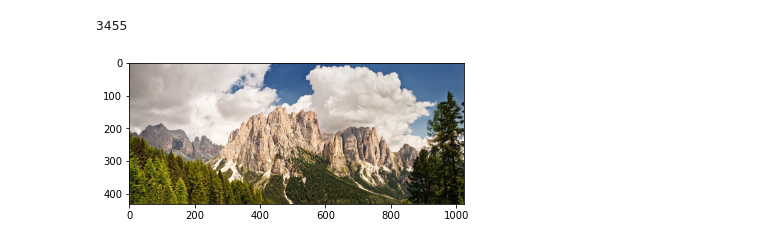
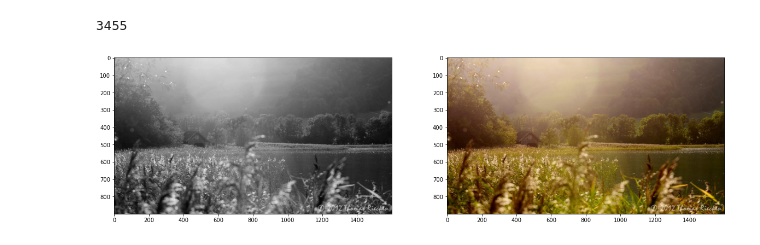
Before and after one commit to EmilieKar/Project-DML, a Jupyter notebook: Recoloring_CNN.ipynb, the cells around one changed output. Saved outputs shown, nothing was run; the diff lists cells and outputs as text; code cells hidden in the pictures.

```diff
--- a/Recoloring_CNN.ipynb
+++ b/Recoloring_CNN.ipynb
@@ -11,7 +12,7 @@ from torch import nn, optim
 # %%
 # Data preprocessing
 train_path = Path.cwd() / "train"
-test_path = Path.cwd() / "val"
+test_path = Path.cwd() / "test"
 
 from torch.utils.data import Dataset
 from itertools import chain
@@ -19,12 +20,12 @@ from PIL import Image
 #from natsort import natsorted
 
 class Data(Dataset):
-    def __init__(self, main_dir, transform):
+    def __init__(self, main_dir, gray_transform, img_transform):
 
         # Set the loading directory
         self.main_dir = main_dir
-        self.transform = transform
-
+        self.gray_transform = gray_transform
+        self.img_transform = img_transform
         # List all images in folder and count them
         self.all_imgs = os.listdir(main_dir)
         #self.total_imgs = natsorted(all_imgs)
@@ -39,48 +40,51 @@ class Data(Dataset):
         # Use PIL for image loading
         image = Image.open(img_loc).convert("RGB")
         # Apply the transformations
-        tensor_image = self.transform(image)
-        return tensor_image
+        gray_image = self.gray_transform(image)
+        color_image = self.img_transform(image)
+        return gray_image, color_image
 
 from torchvision.transforms import Compose
-transform = Compose([t.ToTensor()])
+i_transform = Compose([t.ToTensor()])
+g_transform = Compose([t.ToTensor(), t.Grayscale()])
 # YOUR CODE HERE
 
-example_dataset = Data(train_path, transform)
-img = example_dataset[2]
+example_dataset = Data(train_path, g_transform, i_transform)
+g_img, i_img = example_dataset[2]
 print(len(example_dataset))
 # %% [output]
 3455
 # %%
 def display_image(axis, image_tensor):
     """Display a tensor as an image
 
     Args:
         axis (pyplot axis)
         image_tensor (torch.Tensor): tensor with shape (num_channels=3, width, heigth)
     """
 
     # See hint above
     if not isinstance(image_tensor, torch.Tensor):
         raise TypeError("The `display_image` function expects a `torch.Tensor` " +
                         "use the `ToTensor` transformation to convert the images to tensors.")
 
     # The imshow commands expects a `numpy array` with shape (3, width, height)
     # We rearrange the dimensions with `permute` and then convert it to `numpy`
-    image_data = image_tensor.permute(1, 2, 0).numpy()
-    height, width, _ = image_data.shape
-    axis.imshow(image_data)
-    axis.set_xlim(0, width)
+    image_data = image_tensor.permute(1, 2, 0)
+    axis.imshow(image_data, cmap='gray')
     # By convention when working with images, the origin is at the top left corner.
     # Therefore, we switch the order of the y limits.
-    axis.set_ylim(height, 0)
+
+def display_comp(g_img, img):
+    fig, axes = plt.subplots(1, 2, figsize=(20,10))
+    display_image(axes[0], g_img)
+    display_image(axes[1], img)
+    plt.show()
 
 # Example usage
-_, axis = plt.subplots()
-some_random_index = 453
-# Here we use the __getitem__ method as a "magic" method.
-# Implementing it for a class, enables square bracket '[]' indexing
-image_tensor = example_dataset[some_random_index]
-display_image(axis, image_tensor)
+#_, axis = plt.subplots()
+some_random_index = 429
+g_img, c_img = example_dataset[some_random_index]
+display_comp(g_img, c_img)
 # %% [output]
-[figure, old version]
+[figure, new version]
```
Also changed, not shown: parts of 6 cells of this notebook.
